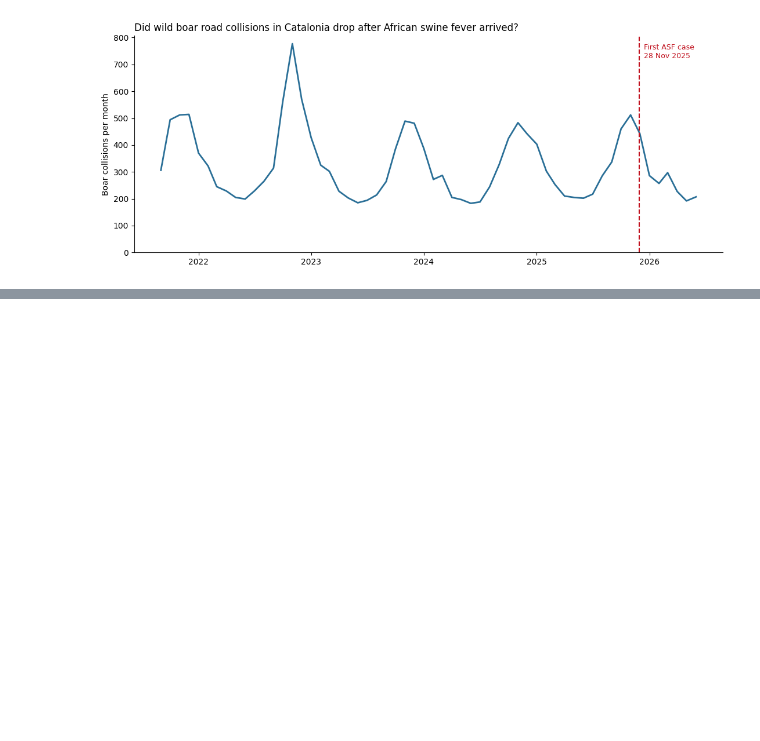
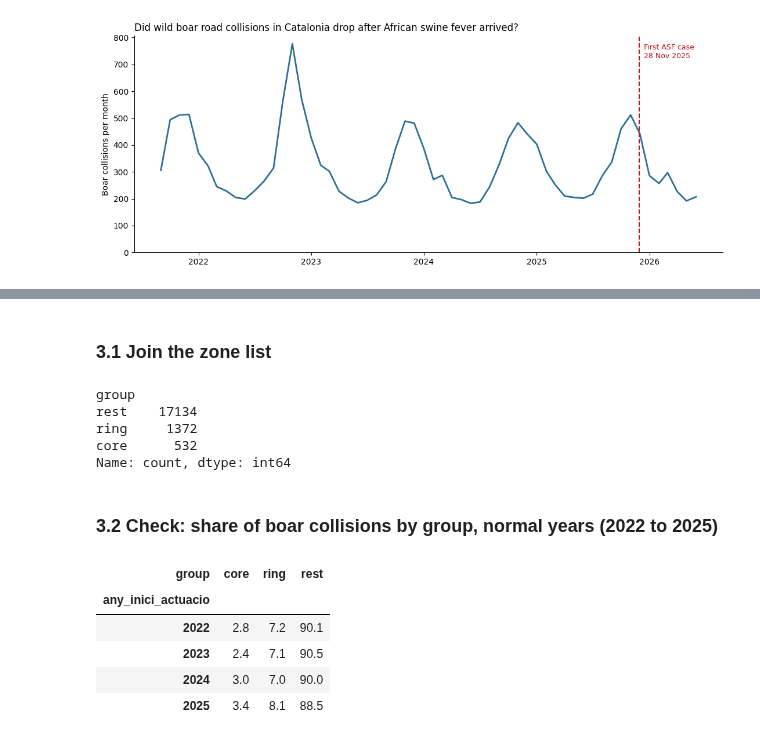
Before and after one commit to Nade94/asf-wild-boar-collisions, a Jupyter notebook: asf_wild_boar_analysis.ipynb, the cells around one changed output, grey strips where cells are left out. Saved outputs shown, nothing was run; the diff lists cells and outputs as text; code cells hidden in the pictures; blank space fills up the shorter version.

```diff
--- a/01_load_explore.ipynb
+++ b/asf_wild_boar_analysis.ipynb
@@ -222,0 +234,29 @@ plt.show()
+# %% [markdown]
+### 3.1 Join the zone list
+# %%
+zone = pd.read_csv("zone.csv")
+zone["group"] = zone["zone"].map({"core_6km": "core", "ring_20km": "ring", "eu_extension": "ring"})
+zone_codes = zone.dropna(subset=["codi_municipi"])[["codi_municipi", "group"]]
+
+boar = boar.merge(zone_codes, on="codi_municipi", how="left")
+boar["group"] = boar["group"].fillna("rest")
+boar["group"].value_counts()
+# %% [output]
+group
+rest    17134
+ring     1372
+core      532
+Name: count, dtype: int64
+# %% [markdown]
+### 3.2 Check: share of boar collisions by group, normal years (2022 to 2025)
+# %%
+normal = boar[boar["any_inici_actuacio"].between(2022, 2025)]
+share = pd.crosstab(normal["any_inici_actuacio"], normal["group"], normalize="index").mul(100).round(1)
+share[["core", "ring", "rest"]]
+# %% [output]
+| group | core | ring | rest |
+| any_inici_actuacio |  |  |  |
+| 2022 | 2.8 | 7.2 | 90.1 |
+| 2023 | 2.4 | 7.1 | 90.5 |
+| 2024 | 3.0 | 7.0 | 90.0 |
+| 2025 | 3.4 | 8.1 | 88.5 |
```
Also changed, not shown: parts of 13 cells of this notebook, 3 other files.
